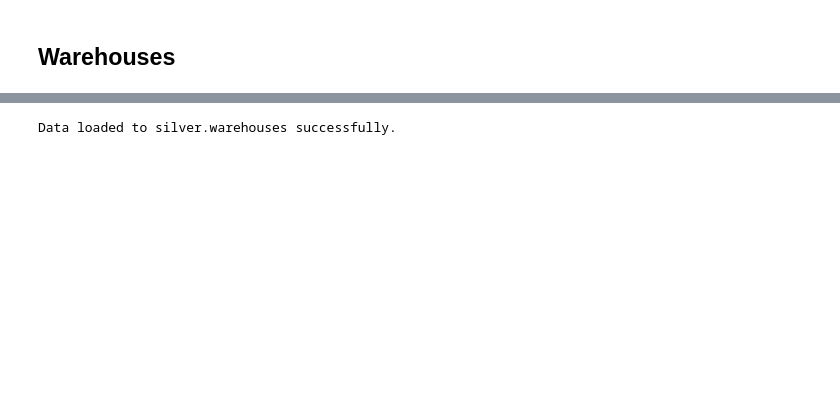
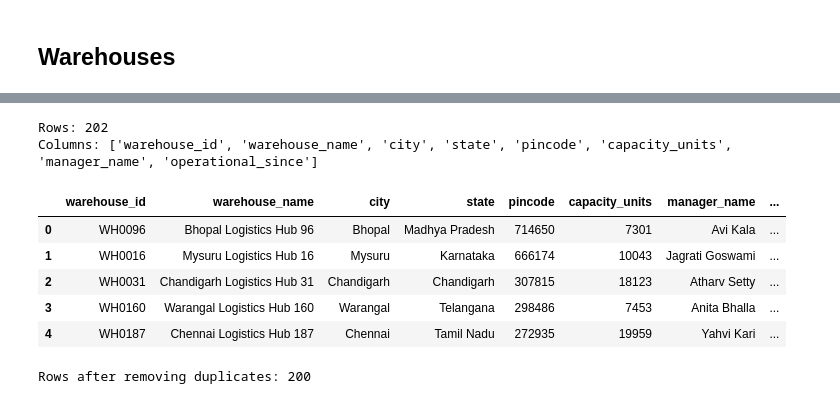
Before and after one commit to shabankhan2098/logistics-project, a Jupyter notebook: silver.ipynb, the cells around one changed output, grey strips where cells are left out. Saved outputs shown, nothing was run; the diff lists cells and outputs as text; code cells hidden in the pictures; blank space fills up the shorter version.

```diff
--- a/silver.ipynb
+++ b/silver.ipynb
@@ -2812,4 +1152,25 @@ df_warehouses['operational_since'] = (
-# %%
-load_to_silver(df_warehouses, "warehouses")
-# %% [output]
-Data loaded to silver.warehouses successfully.
+# %%
+df_warehouses = get_bronze("warehouses")
+
+print("Rows:", len(df_warehouses))
+print("Columns:", list(df_warehouses.columns))
+df_warehouses.head()
+# %% [output]
+Rows: 202
+Columns: ['warehouse_id', 'warehouse_name', 'city', 'state', 'pincode', 'capacity_units', 'manager_name', 'operational_since']
+|  | warehouse_id | warehouse_name | city | state | pincode | capacity_units | manager_name | ... |
+| 0 | WH0096 | Bhopal Logistics Hub 96 | Bhopal | Madhya Pradesh | 714650 | 7301 | Avi Kala | ... |
+| 1 | WH0016 | Mysuru Logistics Hub 16 | Mysuru | Karnataka | 666174 | 10043 | Jagrati Goswami | ... |
+| 2 | WH0031 | Chandigarh Logistics Hub 31 | Chandigarh | Chandigarh | 307815 | 18123 | Atharv Setty | ... |
+| 3 | WH0160 | Warangal Logistics Hub 160 | Warangal | Telangana | 298486 | 7453 | Anita Bhalla | ... |
+| 4 | WH0187 | Chennai Logistics Hub 187 | Chennai | Tamil Nadu | 272935 | 19959 | Yahvi Kari | ... |
+# %%
+# Warehouse IDs look like WH0096.
+df_warehouses["warehouse_id"] = clean_id(
+    df_warehouses["warehouse_id"], r"^WH\d{4}$"
+)
+df_warehouses = remove_duplicates(df_warehouses, "warehouse_id")
+
+print("Rows after removing duplicates:", len(df_warehouses))
+# %% [output]
+Rows after removing duplicates: 200
```
Also changed, not shown: parts of 224 cells of this notebook.
